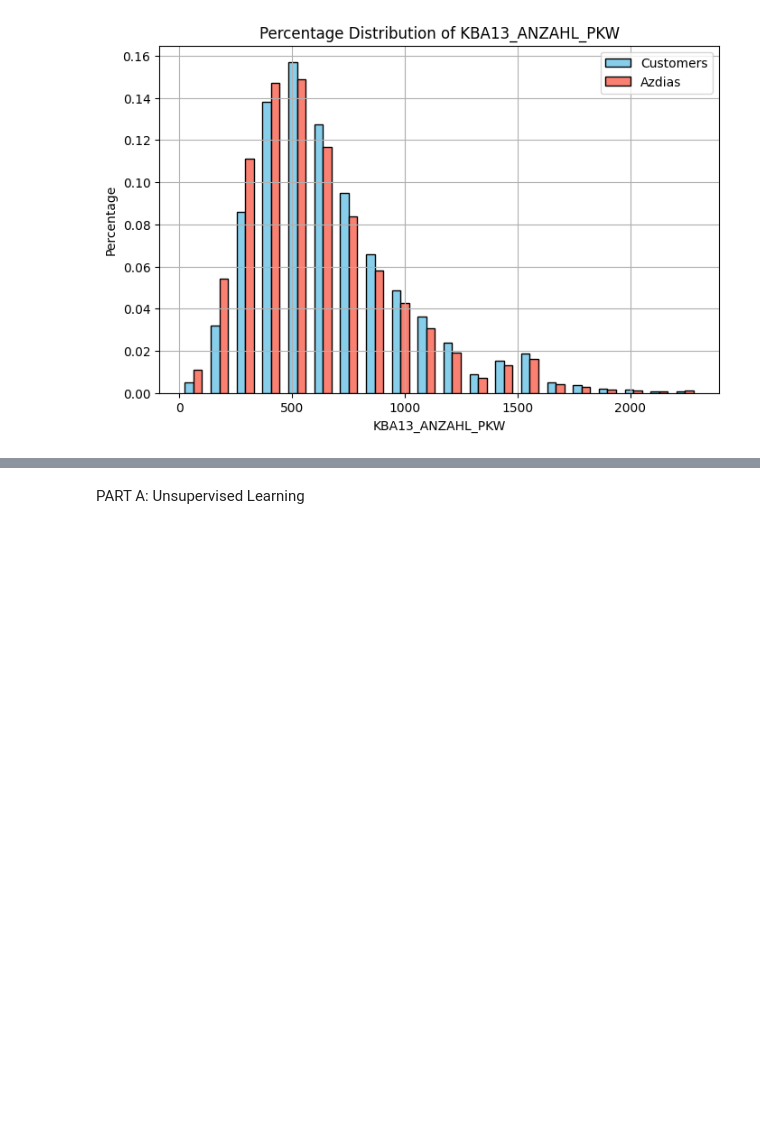
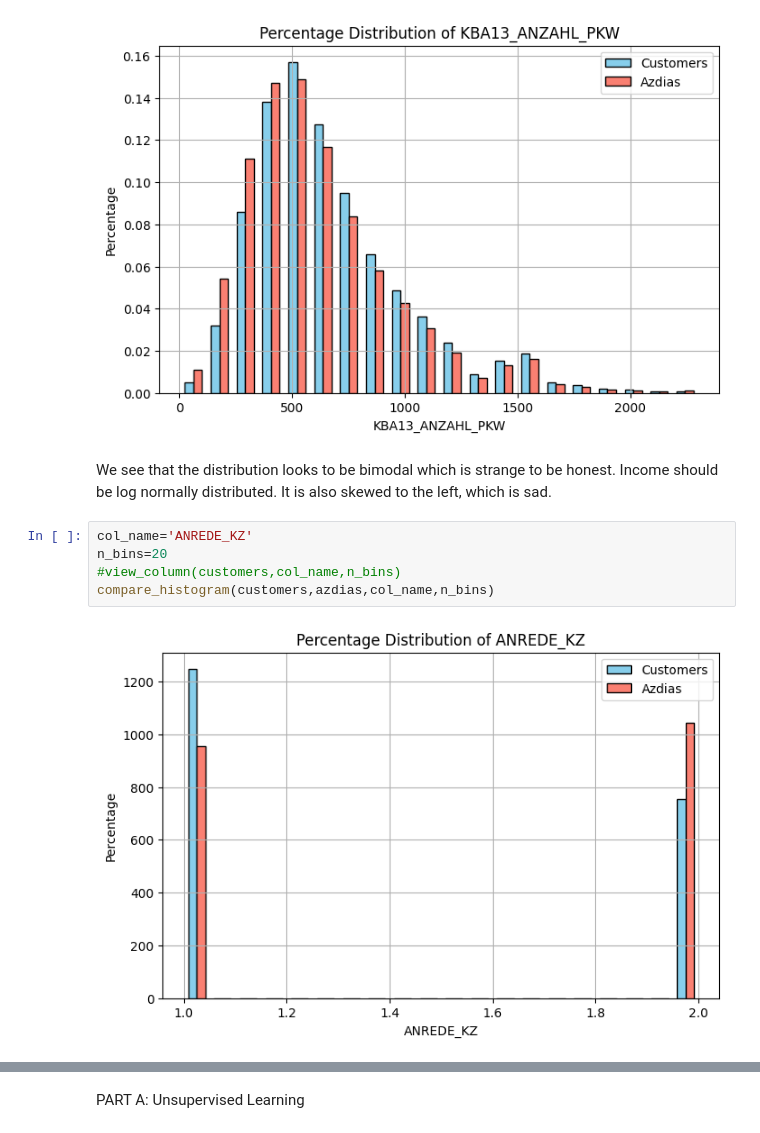
Before and after one commit to ashishpanditnasik-ctrl/customer_likelihood, a Jupyter notebook: combined.ipynb, the cells around one changed output, grey strips where cells are left out. Cells and saved outputs as stored; diff of their text form; blank space fills up the shorter version.

```diff
--- a/combined.ipynb
+++ b/combined.ipynb
@@ -421,3 +459,12 @@ compare_histogram(customers,azdias,col_name,n_bins)
 # %% [output]
 [figure]
 [figure]
+# %% [markdown]
+We see that the distribution looks to be bimodal which is strange to be honest. Income should be log normally distributed. It is also skewed to the left, which is sad.
+# %%
+col_name='ANREDE_KZ'
+n_bins=20
+#view_column(customers,col_name,n_bins)
+compare_histogram(customers,azdias,col_name,n_bins)
+# %% [output]
+[figure, added]
```
Also changed, not shown: parts of 15 cells of this notebook.
